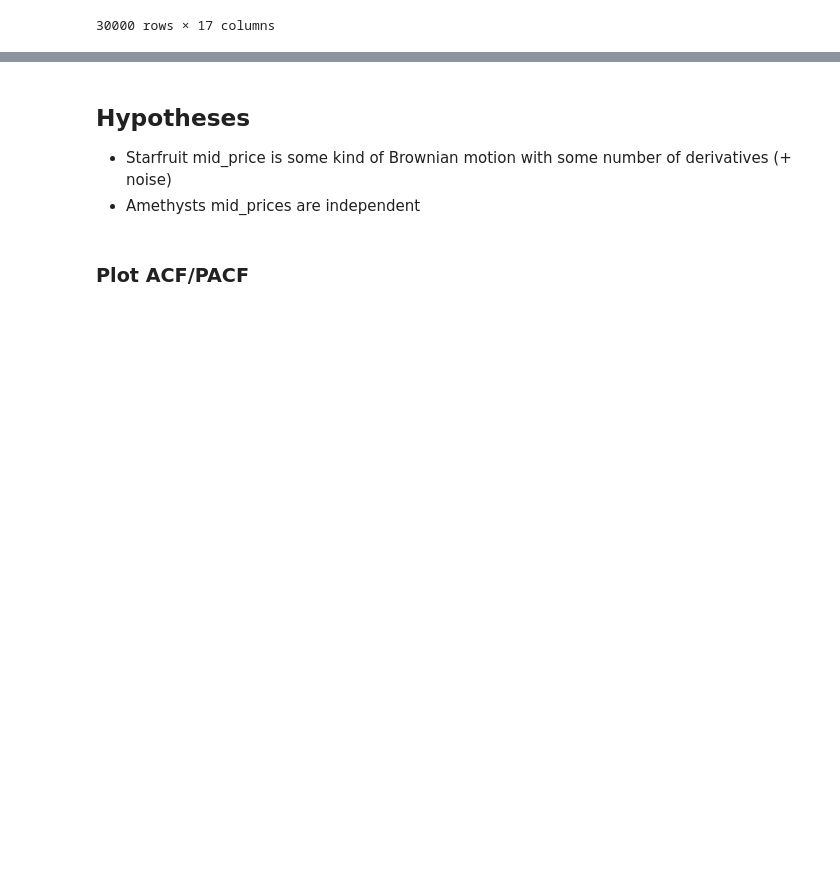
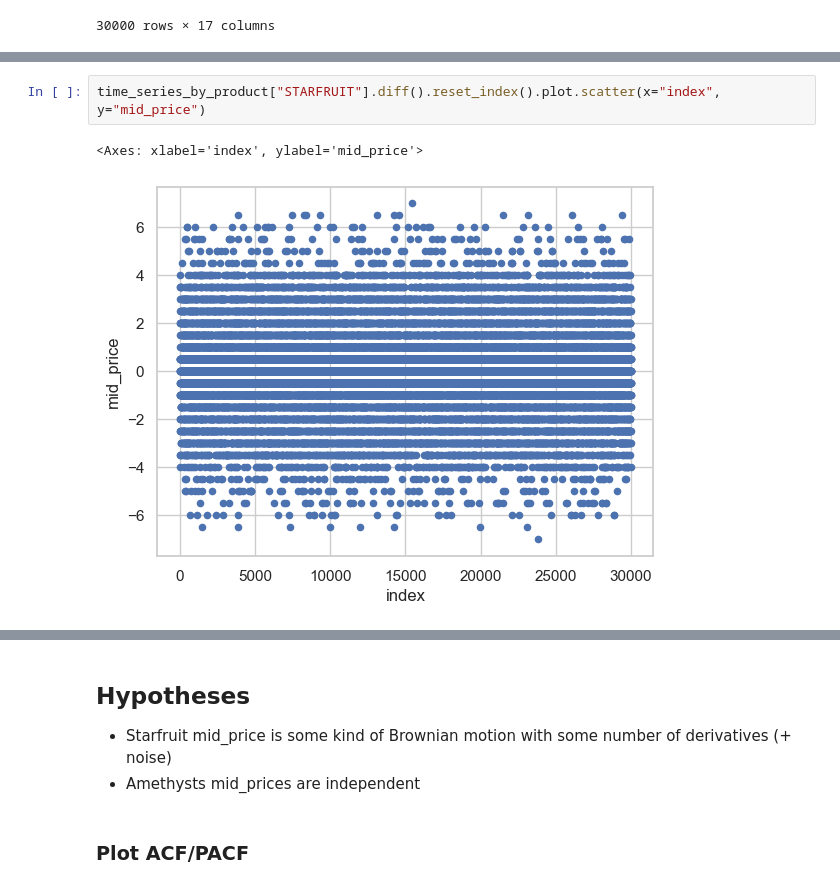
Before and after one commit to dakshox/Prosperity, a Jupyter notebook: first-round/thien-work/autocorr.ipynb, the cells around one changed output, grey strips where cells are left out. Cells and saved outputs as stored; diff of their text form; blank space fills up the shorter version.

```diff
--- a/first-round/thien-work/autocorr.ipynb
+++ b/first-round/thien-work/autocorr.ipynb
@@ -53 +56,6 @@ product_dfs["STARFRUIT"].plot(y="mid_price")
+# %%
+time_series_by_product["STARFRUIT"].diff().reset_index().plot.scatter(x="index", y="mid_price")
+# %% [output]
+<Axes: xlabel='index', ylabel='mid_price'>
+[figure, added]
 # %%
```
Also changed, not shown: parts of 19 cells of this notebook, 5 other files.
